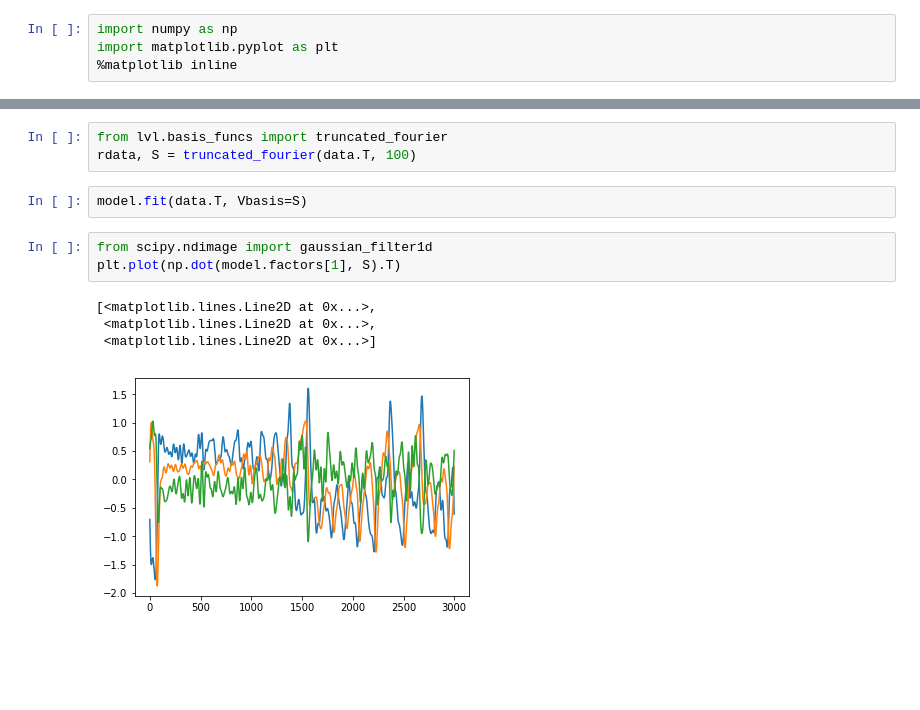
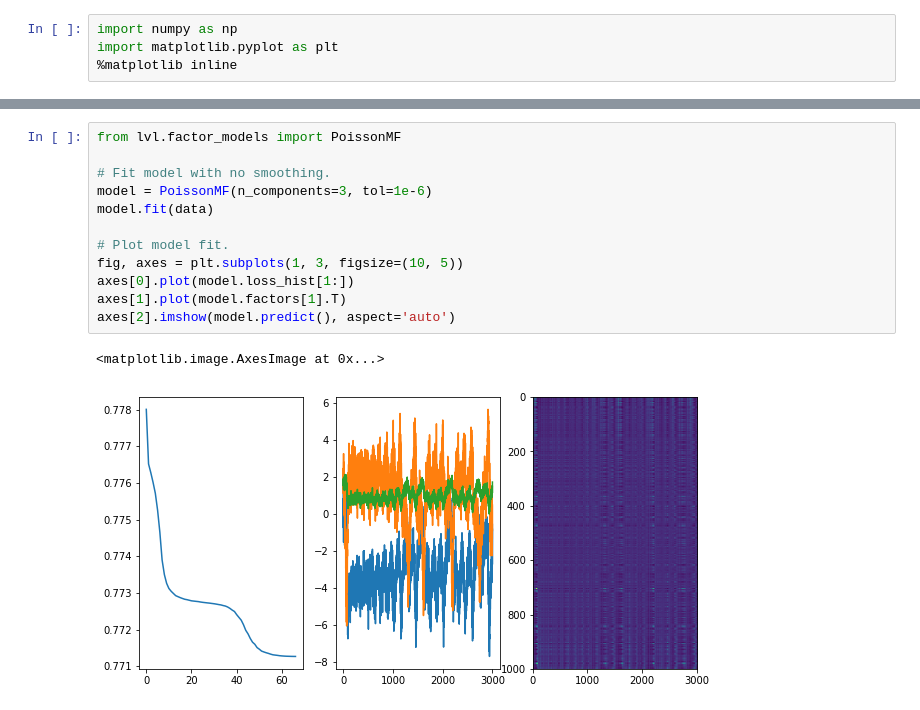
Before and after one commit to ahwillia/lvl, a Jupyter notebook: examples/PoissonMF.ipynb, the cells around one changed output, grey strips where cells are left out. Cells and saved outputs as stored; diff of their text form; blank space fills up the shorter version.

```diff
--- a/examples/PoissonMF.ipynb
+++ b/examples/PoissonMF.ipynb
@@ -48,13 +19,15 @@ plt.plot(model.factors[1].T)
-# %%
-from lvl.basis_funcs import truncated_fourier
-rdata, S = truncated_fourier(data.T, 100)
-# %%
-model.fit(data.T, Vbasis=S)
-# %%
-from scipy.ndimage import gaussian_filter1d
-plt.plot(np.dot(model.factors[1], S).T)
-# %% [output]
-[<matplotlib.lines.Line2D at 0x...>,
- <matplotlib.lines.Line2D at 0x...>,
- <matplotlib.lines.Line2D at 0x...>]
-[figure, removed]
+# %%
+from lvl.factor_models import PoissonMF
+
+# Fit model with no smoothing.
+model = PoissonMF(n_components=3, tol=1e-6)
+model.fit(data)
+
+# Plot model fit.
+fig, axes = plt.subplots(1, 3, figsize=(10, 5))
+axes[0].plot(model.loss_hist[1:])
+axes[1].plot(model.factors[1].T)
+axes[2].imshow(model.predict(), aspect='auto')
+# %% [output]
+<matplotlib.image.AxesImage at 0x...>
+[figure, added]
```
Also changed, not shown: parts of 9 cells of this notebook, 3 other files.
